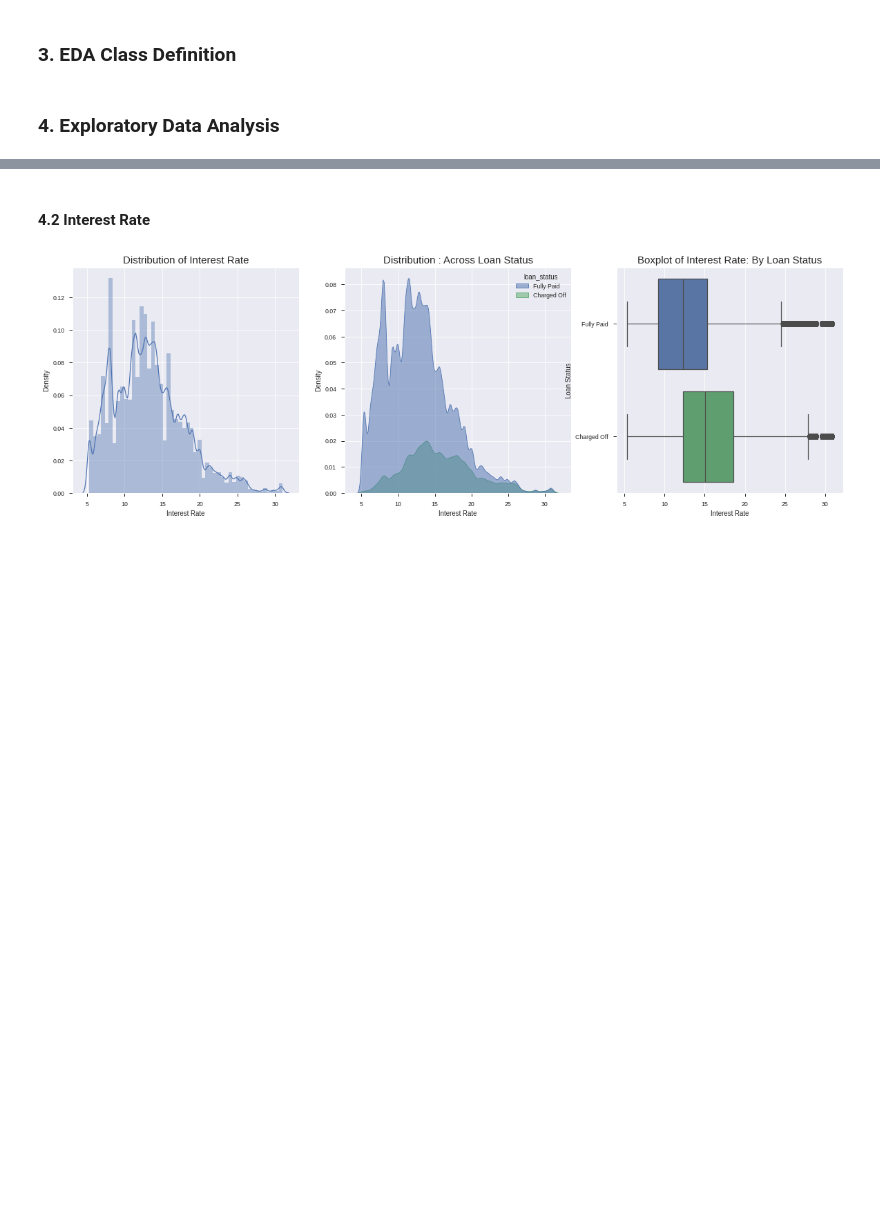
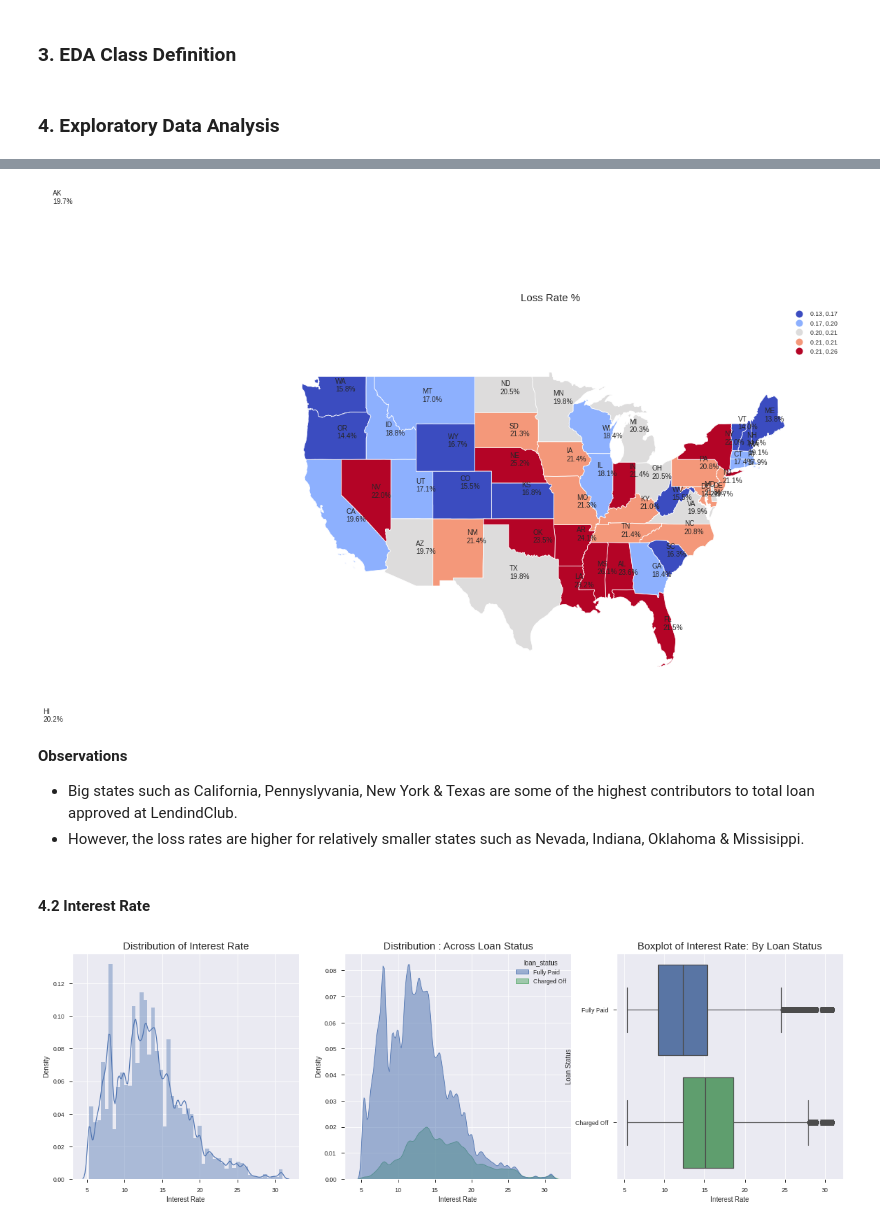
Before and after one commit to sashwinbwaj/Lending-Club-Analysis, a Jupyter notebook: LendingClub_EDA.ipynb, the cells around one changed output, grey strips where cells are left out. Drawn from its saved outputs; the diff is of its cells as text; code cells hidden in the pictures; blank space fills up the shorter version.

```diff
--- a/LendingClub_EDA.ipynb
+++ b/LendingClub_EDA.ipynb
@@ -511,3 +573,12 @@ EDA.plot_correlations(accepted_data_new, method = 'spearman', n = 15)
+# %%
+# Plotting loss rates in US split by their states
+EDA.plot_usmap(data = accepted_data_new, var = 'target', label = 'Loss Rate %')
+# %% [output]
+[figure, added]
+# %% [markdown]
+**Observations**
+* Big states such as California, Pennyslyvania, New York & Texas are some of the highest contributors to total loan approved at LendindClub.
+* However, the loss rates are higher for relatively smaller states such as Nevada, Indiana, Oklahoma & Missisippi.
 # %% [markdown]
 #### 4.2 Interest Rate
 # %%
```
Also changed, not shown: parts of 23 cells of this notebook.
